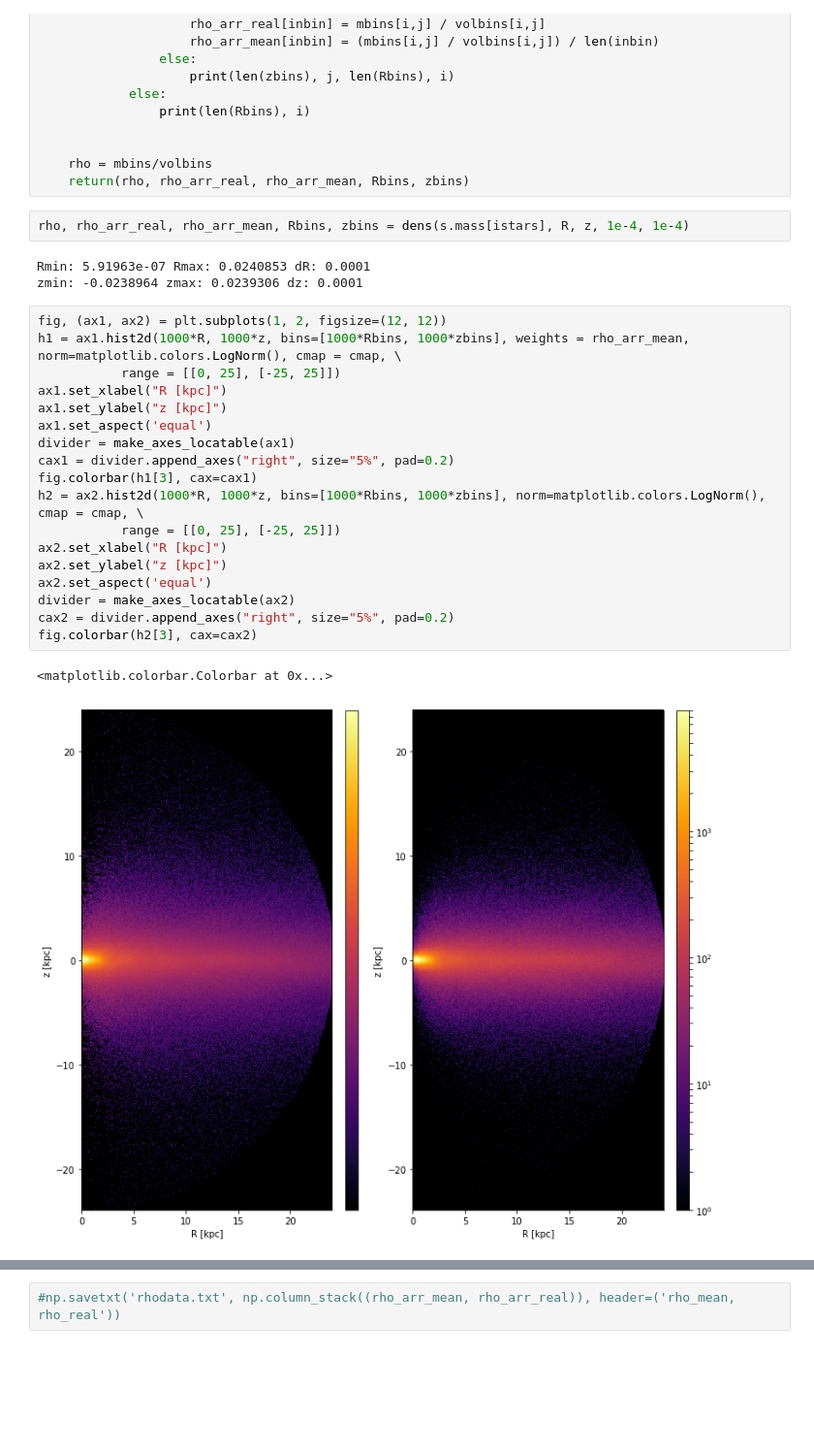
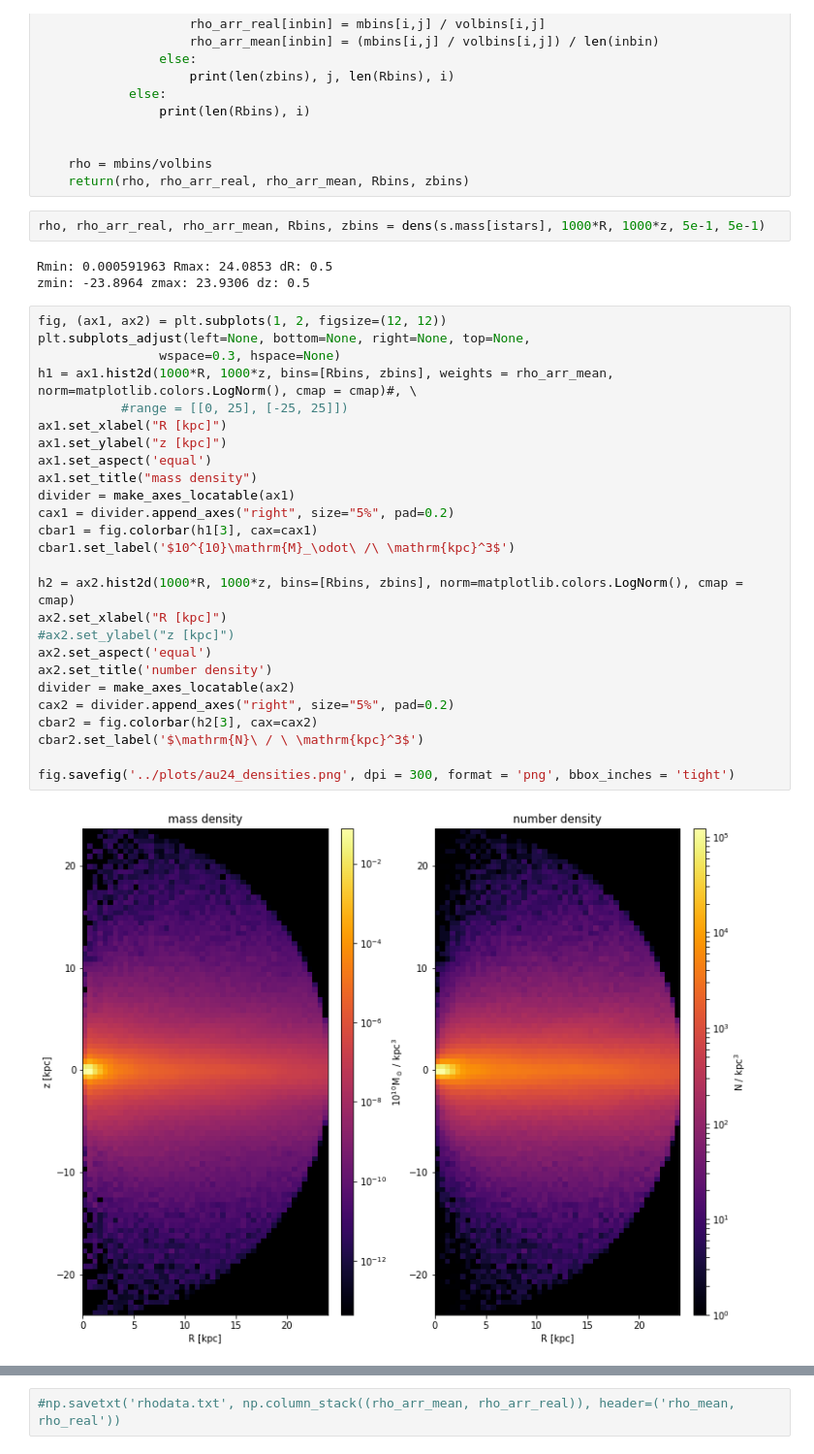
Before and after one commit to sophialilleengen/masterproject, a Jupyter notebook: notebooks/auriga_overview_plots.ipynb, the cells around one changed output, grey strips where cells are left out. Shown: that part at 97% size. Saved outputs shown, nothing was run; the diff lists cells and outputs as text; blank space fills up the shorter version.

Commit message:
density plot finished?!

```diff
--- a/notebooks/auriga_overview_plots.ipynb
+++ b/notebooks/auriga_overview_plots.ipynb
@@ -173,30 +173,37 @@ def dens(M, R, z, dR, dz):
     rho = mbins/volbins
     return(rho, rho_arr_real, rho_arr_mean, Rbins, zbins)
 # %%
-rho, rho_arr_real, rho_arr_mean, Rbins, zbins = dens(s.mass[istars], R, z, 1e-4, 1e-4)
+rho, rho_arr_real, rho_arr_mean, Rbins, zbins = dens(s.mass[istars], 1000*R, 1000*z, 5e-1, 5e-1)
 # %% [output]
-Rmin: 5.91963e-07 Rmax: 0.0240853 dR: 0.0001
-zmin: -0.0238964 zmax: 0.0239306 dz: 0.0001
+Rmin: 0.000591963 Rmax: 24.0853 dR: 0.5
+zmin: -23.8964 zmax: 23.9306 dz: 0.5
 # %%
 fig, (ax1, ax2) = plt.subplots(1, 2, figsize=(12, 12))
-h1 = ax1.hist2d(1000*R, 1000*z, bins=[1000*Rbins, 1000*zbins], weights = rho_arr_mean, norm=matplotlib.colors.LogNorm(), cmap = cmap, \
-           range = [[0, 25], [-25, 25]])
+plt.subplots_adjust(left=None, bottom=None, right=None, top=None,
+                wspace=0.3, hspace=None)
+h1 = ax1.hist2d(1000*R, 1000*z, bins=[Rbins, zbins], weights = rho_arr_mean, norm=matplotlib.colors.LogNorm(), cmap = cmap)#, \
+           #range = [[0, 25], [-25, 25]])
 ax1.set_xlabel("R [kpc]")
 ax1.set_ylabel("z [kpc]")
 ax1.set_aspect('equal')
+ax1.set_title("mass density")
 divider = make_axes_locatable(ax1)
 cax1 = divider.append_axes("right", size="5%", pad=0.2)
-fig.colorbar(h1[3], cax=cax1)
-h2 = ax2.hist2d(1000*R, 1000*z, bins=[1000*Rbins, 1000*zbins], norm=matplotlib.colors.LogNorm(), cmap = cmap, \
-           range = [[0, 25], [-25, 25]])
+cbar1 = fig.colorbar(h1[3], cax=cax1)
+cbar1.set_label('$10^{10}\mathrm{M}_\odot\ /\ \mathrm{kpc}^3$')
+
+h2 = ax2.hist2d(1000*R, 1000*z, bins=[Rbins, zbins], norm=matplotlib.colors.LogNorm(), cmap = cmap)
 ax2.set_xlabel("R [kpc]")
-ax2.set_ylabel("z [kpc]")
+#ax2.set_ylabel("z [kpc]")
 ax2.set_aspect('equal')
+ax2.set_title('number density')
 divider = make_axes_locatable(ax2)
 cax2 = divider.append_axes("right", size="5%", pad=0.2)
-fig.colorbar(h2[3], cax=cax2)
+cbar2 = fig.colorbar(h2[3], cax=cax2)
+cbar2.set_label('$\mathrm{N}\ / \ \mathrm{kpc}^3$')
+
+fig.savefig('../plots/au24_densities.png', dpi = 300, format = 'png', bbox_inches = 'tight')
 # %% [output]
-<matplotlib.colorbar.Colorbar at 0x...>
-[figure, old version]
+[figure, new version]
 # %%
 fig, ax = plt.subplots(1, 1, figsize=(12, 12))
```
Also changed, not shown: parts of 7 cells of this notebook, 1 other file.
